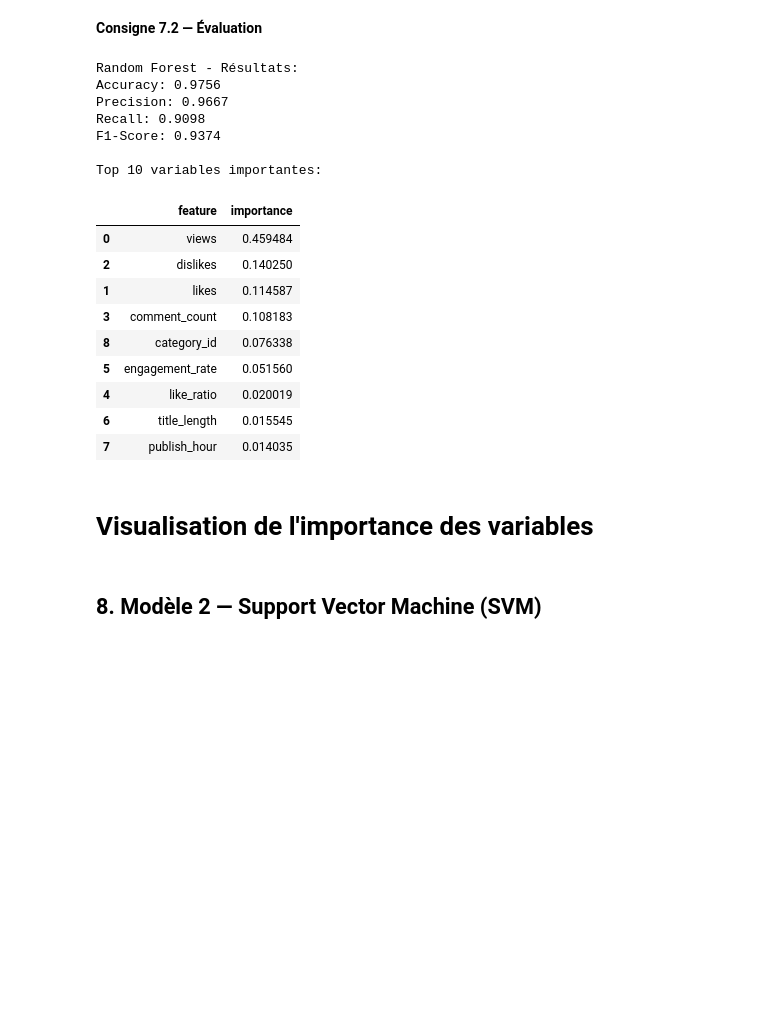
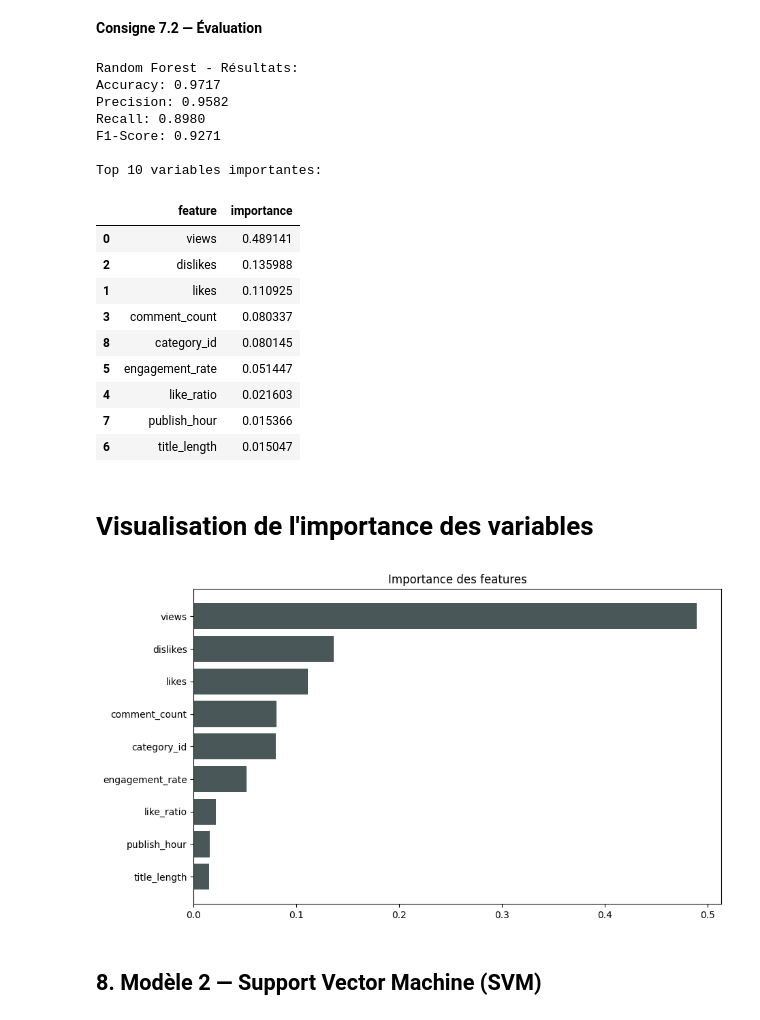
Before and after one commit to Fadila04/classification-IA, a Jupyter notebook: projet-ml-youtube-trending-68b010e7b5bc2532236423.ipynb, the cells around one changed output. Saved outputs shown, nothing was run; the diff lists cells and outputs as text; code cells hidden in the pictures; blank space fills up the shorter version.

```diff
--- a/projet-ml-youtube-trending-68b010e7b5bc2532236423.ipynb
+++ b/projet-ml-youtube-trending-68b010e7b5bc2532236423.ipynb
@@ -336,7 +366,10 @@ X_test[num_cols] = scaler.transform(X_test[num_cols])
 # VOTRE CODE ICI - Section 7.1
 from sklearn.ensemble import RandomForestClassifier
 # Création du modéle Random Forest
-rf_model = RandomForestClassifier(n_estimators=100, max_depth=None, n_jobs=1)
+rf_model = RandomForestClassifier(
+    n_estimators=100,  # Nombre d’arbres dans la forêt (par défaut = 100)
+    random_state= 42, # pour avoir les mêmes résultats à chaque exécution
+    n_jobs=1) # pour paralléliser le calcul et accélérer l’entraînement/ n_jobs=-1 utilise tous les cœurs disponibles
 
 # Entrainement du modéle, (.fit = Application)
 rf_model.fit(X_train, y_train)
@@ -366,21 +399,21 @@ print("\nTop 10 variables importantes:")
 display(feature_importance.head(10))
 # %% [output]
 Random Forest - Résultats:
-Accuracy: 0.9756
-Precision: 0.9667
-Recall: 0.9098
-F1-Score: 0.9374
+Accuracy: 0.9717
+Precision: 0.9582
+Recall: 0.8980
+F1-Score: 0.9271
 
 Top 10 variables importantes:
 |  | feature | importance |
-| 0 | views | 0.459484 |
-| 2 | dislikes | 0.140250 |
-| 1 | likes | 0.114587 |
-| 3 | comment_count | 0.108183 |
-| 8 | category_id | 0.076338 |
-| 5 | engagement_rate | 0.051560 |
-| 4 | like_ratio | 0.020019 |
-| 6 | title_length | 0.015545 |
-| 7 | publish_hour | 0.014035 |
+| 0 | views | 0.489141 |
+| 2 | dislikes | 0.135988 |
+| 1 | likes | 0.110925 |
+| 3 | comment_count | 0.080337 |
+| 8 | category_id | 0.080145 |
+| 5 | engagement_rate | 0.051447 |
+| 4 | like_ratio | 0.021603 |
+| 7 | publish_hour | 0.015366 |
+| 6 | title_length | 0.015047 |
 # %% [markdown]
 # Visualisation de l'importance des variables
@@ -404,3 +420,17 @@ fig.show()
+# %%
+importances = rf_model.feature_importances_  # importance des variables
+features = X_train.columns
+
+df_importances = pd.DataFrame({'Feature': features, 'Importance': importances})
+df_importances = df_importances.sort_values(by='Importance', ascending=False)
+
+plt.figure(figsize=(10,6))
+plt.barh(df_importances['Feature'], df_importances['Importance'], color='#4A5759')
+plt.gca().invert_yaxis()
+plt.title("Importance des features")
+plt.show()
+# %% [output]
+[figure, added]
 # %% [markdown]
 ## 8. Modèle 2 — Support Vector Machine (SVM)
 # %% [markdown]
```
Also changed, not shown: parts of 9 cells of this notebook.
